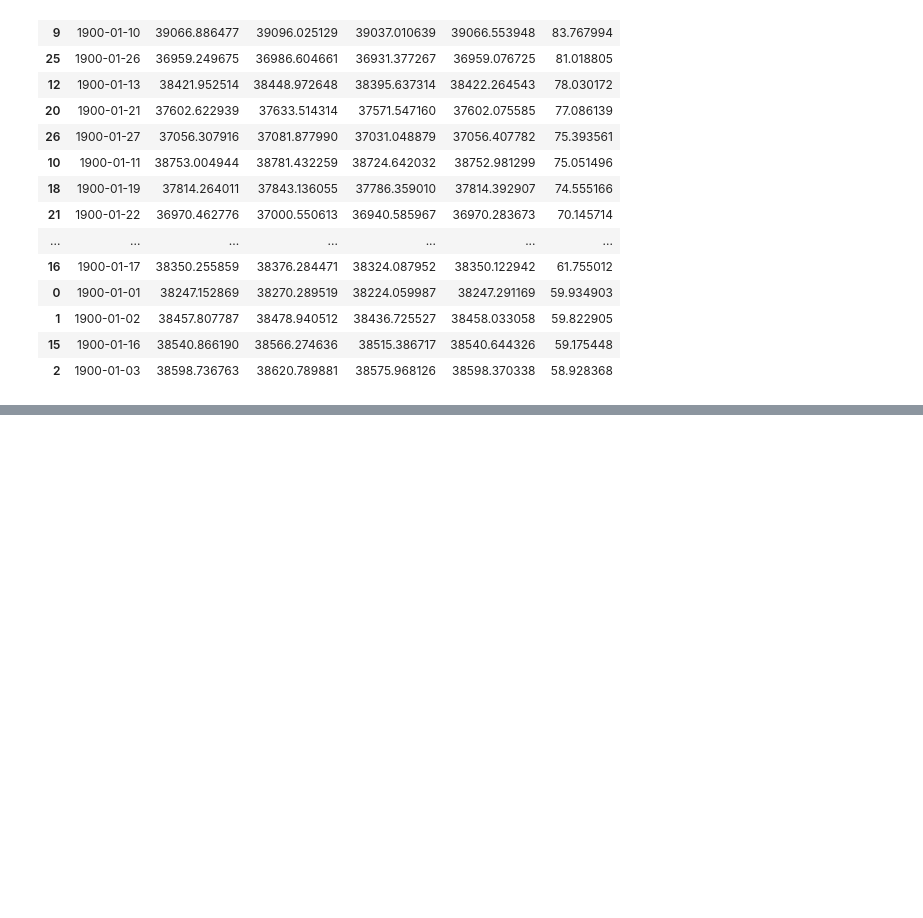
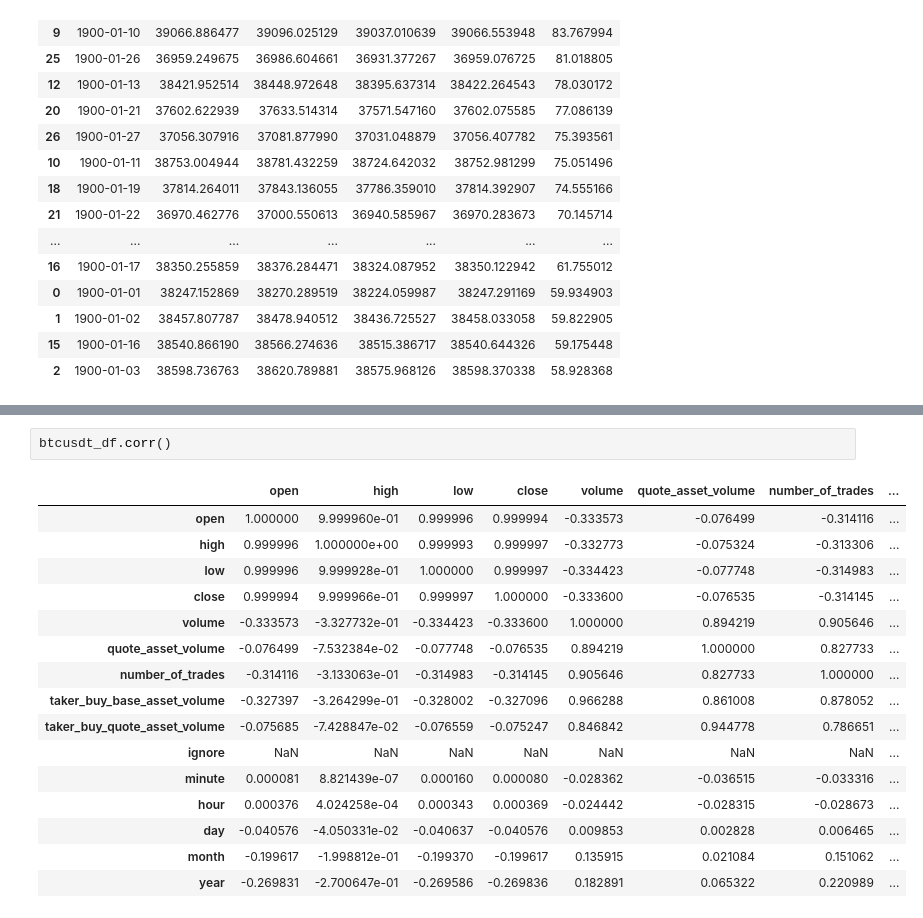
Before and after one commit to An-Tran-2001/Use-Your-Brain-To-Gamble, a Jupyter notebook: Data_normalization.ipynb, the cells around one changed output, grey strips where cells are left out. Drawn from its saved outputs; the diff is of its cells as text; blank space fills up the shorter version.

```diff
--- a/Data_normalization.ipynb
+++ b/Data_normalization.ipynb
@@ -790,0 +793,19 @@ df_day.sort_values(by='volume', ascending=False)
+# %%
+btcusdt_df.corr()
+# %% [output]
+|  | open | high | low | close | volume | quote_asset_volume | number_of_trades | ... |
+| open | 1.000000 | 9.999960e-01 | 0.999996 | 0.999994 | -0.333573 | -0.076499 | -0.314116 | ... |
+| high | 0.999996 | 1.000000e+00 | 0.999993 | 0.999997 | -0.332773 | -0.075324 | -0.313306 | ... |
+| low | 0.999996 | 9.999928e-01 | 1.000000 | 0.999997 | -0.334423 | -0.077748 | -0.314983 | ... |
+| close | 0.999994 | 9.999966e-01 | 0.999997 | 1.000000 | -0.333600 | -0.076535 | -0.314145 | ... |
+| volume | -0.333573 | -3.327732e-01 | -0.334423 | -0.333600 | 1.000000 | 0.894219 | 0.905646 | ... |
+| quote_asset_volume | -0.076499 | -7.532384e-02 | -0.077748 | -0.076535 | 0.894219 | 1.000000 | 0.827733 | ... |
+| number_of_trades | -0.314116 | -3.133063e-01 | -0.314983 | -0.314145 | 0.905646 | 0.827733 | 1.000000 | ... |
+| taker_buy_base_asset_volume | -0.327397 | -3.264299e-01 | -0.328002 | -0.327096 | 0.966288 | 0.861008 | 0.878052 | ... |
+| taker_buy_quote_asset_volume | -0.075685 | -7.428847e-02 | -0.076559 | -0.075247 | 0.846842 | 0.944778 | 0.786651 | ... |
+| ignore | NaN | NaN | NaN | NaN | NaN | NaN | NaN | ... |
+| minute | 0.000081 | 8.821439e-07 | 0.000160 | 0.000080 | -0.028362 | -0.036515 | -0.033316 | ... |
+| hour | 0.000376 | 4.024258e-04 | 0.000343 | 0.000369 | -0.024442 | -0.028315 | -0.028673 | ... |
+| day | -0.040576 | -4.050331e-02 | -0.040637 | -0.040576 | 0.009853 | 0.002828 | 0.006465 | ... |
+| month | -0.199617 | -1.998812e-01 | -0.199370 | -0.199617 | 0.135915 | 0.021084 | 0.151062 | ... |
+| year | -0.269831 | -2.700647e-01 | -0.269586 | -0.269836 | 0.182891 | 0.065322 | 0.220989 | ... |
```
Also changed, not shown: parts of 30 cells of this notebook.
